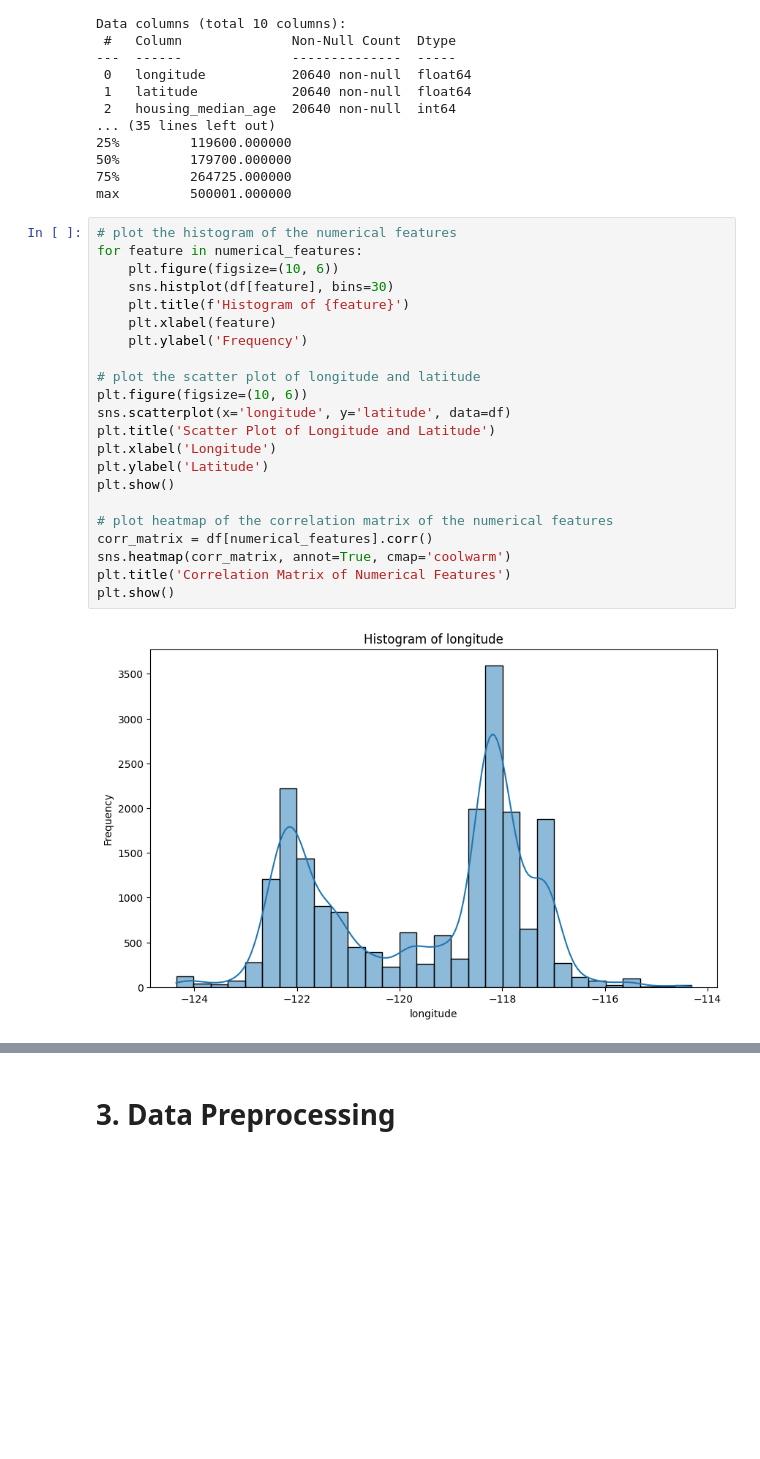
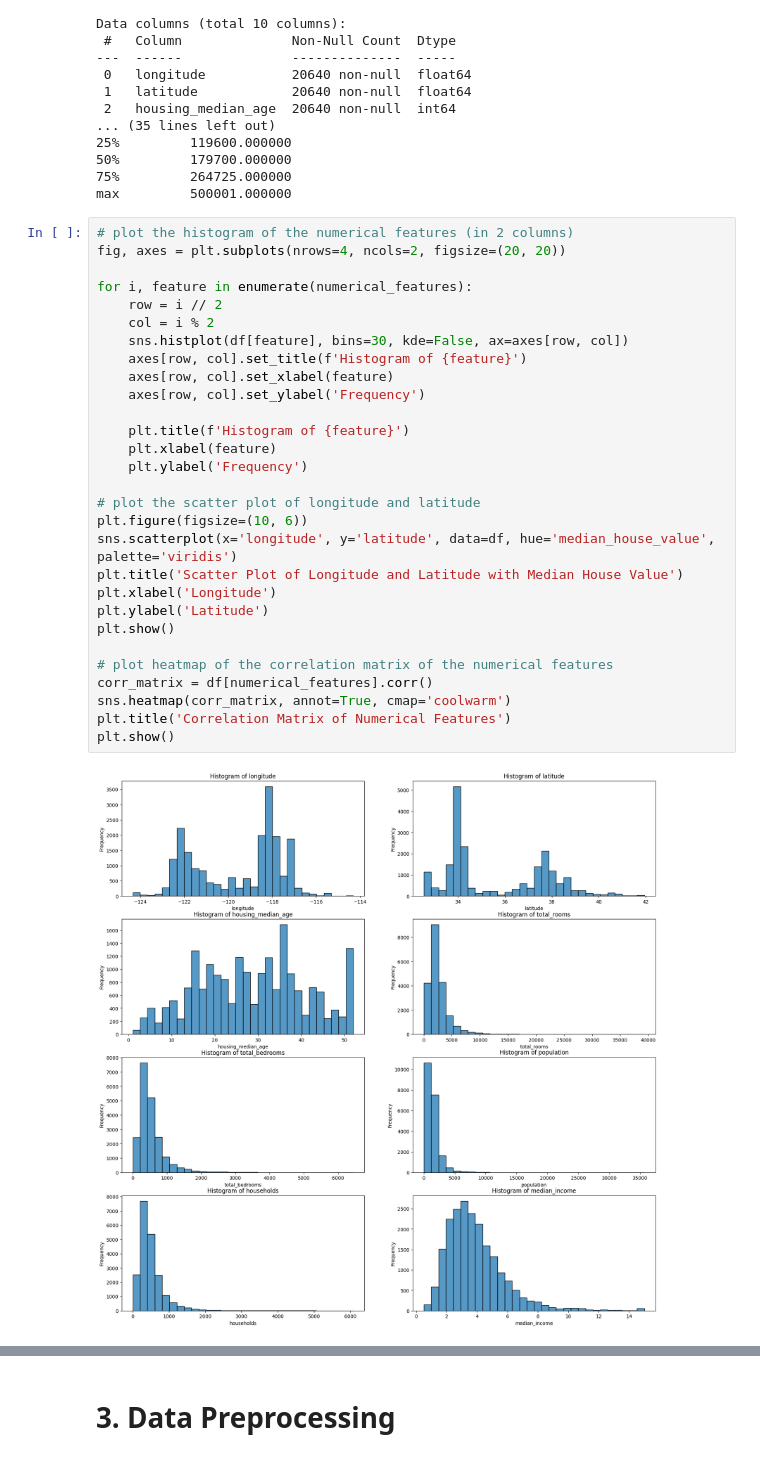
Before and after one commit to nebellleben/capstone-california-housing, a Jupyter notebook: project.ipynb, the cells around one changed output, grey strips where cells are left out. Cells and saved outputs as stored; diff of their text form; blank space fills up the shorter version.

```diff
--- a/project.ipynb
+++ b/project.ipynb
@@ -80,26 +67,33 @@ Data columns (total 10 columns):
 75%         264725.000000
 max         500001.000000
 # %%
-# plot the histogram of the numerical features
-for feature in numerical_features:
-    plt.figure(figsize=(10, 6))
-    sns.histplot(df[feature], bins=30)
+# plot the histogram of the numerical features (in 2 columns)
+fig, axes = plt.subplots(nrows=4, ncols=2, figsize=(20, 20))
+
+for i, feature in enumerate(numerical_features):
+    row = i // 2
+    col = i % 2
+    sns.histplot(df[feature], bins=30, kde=False, ax=axes[row, col])
+    axes[row, col].set_title(f'Histogram of {feature}')
+    axes[row, col].set_xlabel(feature)
+    axes[row, col].set_ylabel('Frequency')
+
     plt.title(f'Histogram of {feature}')
     plt.xlabel(feature)
     plt.ylabel('Frequency')
 
 # plot the scatter plot of longitude and latitude
 plt.figure(figsize=(10, 6))
-sns.scatterplot(x='longitude', y='latitude', data=df)
-plt.title('Scatter Plot of Longitude and Latitude')
+sns.scatterplot(x='longitude', y='latitude', data=df, hue='median_house_value', palette='viridis')
+plt.title('Scatter Plot of Longitude and Latitude with Median House Value')
 plt.xlabel('Longitude')
 plt.ylabel('Latitude')
 plt.show()
 
 # plot heatmap of the correlation matrix of the numerical features
 corr_matrix = df[numerical_features].corr()
 sns.heatmap(corr_matrix, annot=True, cmap='coolwarm')
 plt.title('Correlation Matrix of Numerical Features')
 plt.show()
 # %% [output]
-[figure, old version]
+[figure, new version]
```
Also changed, not shown: parts of 11 cells of this notebook.
